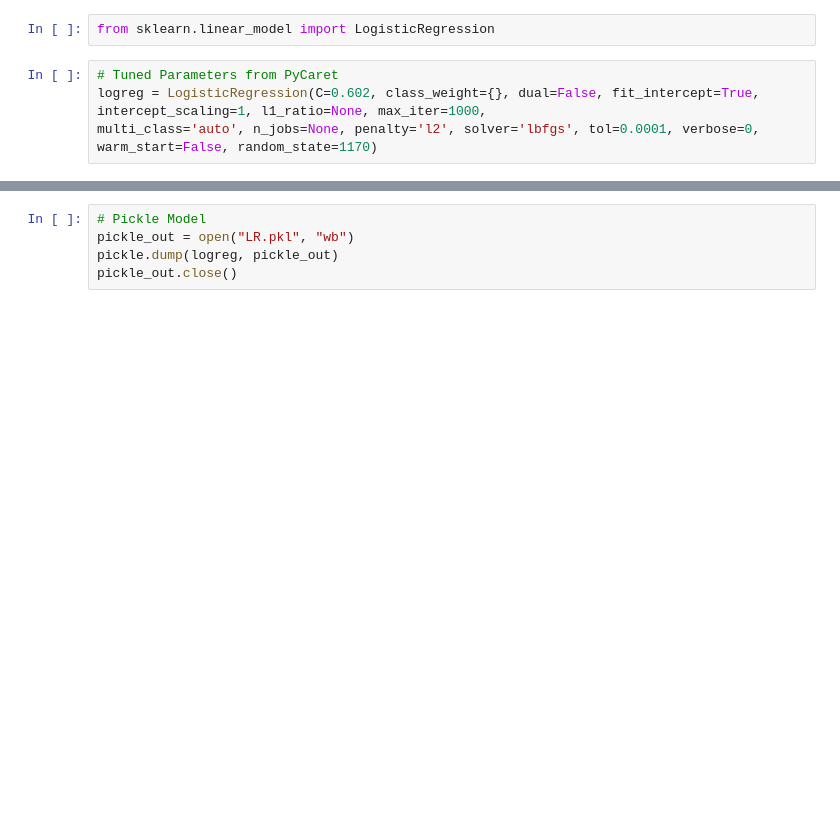
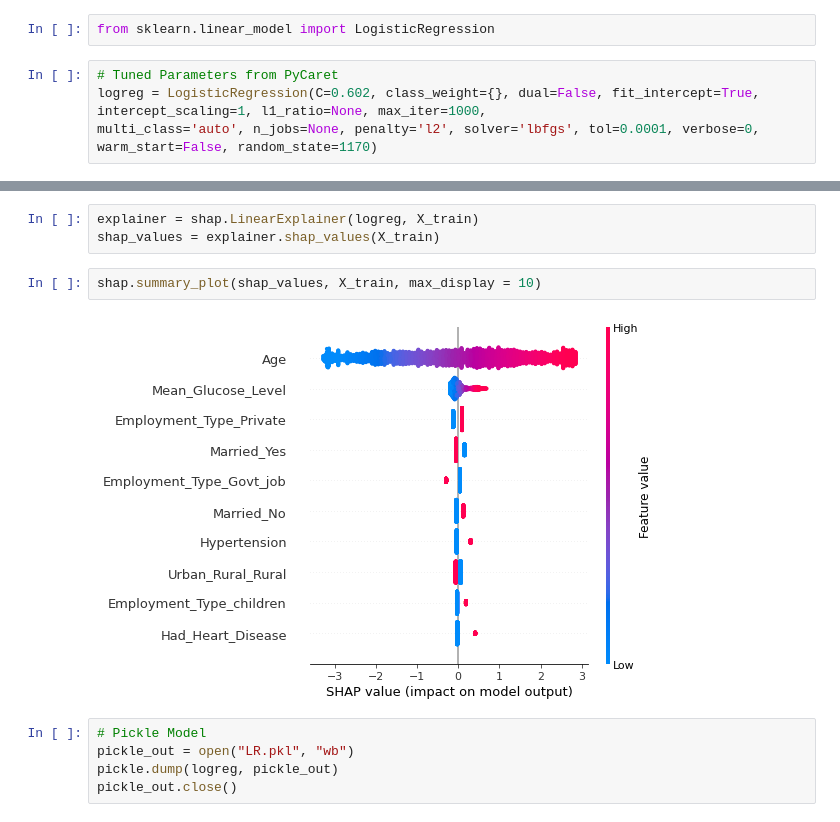
Before and after one commit to LJacquesdedixmude/StrokePredictionStreamlit, a Jupyter notebook: Code/codeStrokePred.ipynb, the cells around one changed output, grey strips where cells are left out. Cells and saved outputs as stored; diff of their text form; blank space fills up the shorter version.

```diff
--- a/Code/codeStrokePred.ipynb
+++ b/Code/codeStrokePred.ipynb
@@ -610,5 +633,12 @@ print(resultDF)
 
 [1022 rows x 2 columns]
+# %%
+explainer = shap.LinearExplainer(logreg, X_train)
+shap_values = explainer.shap_values(X_train)
+# %%
+shap.summary_plot(shap_values, X_train, max_display = 10)
+# %% [output]
+[figure, added]
 # %%
 # Pickle Model
 pickle_out = open("LR.pkl", "wb")
```
Also changed, not shown: parts of 16 cells of this notebook, 5 other files.
